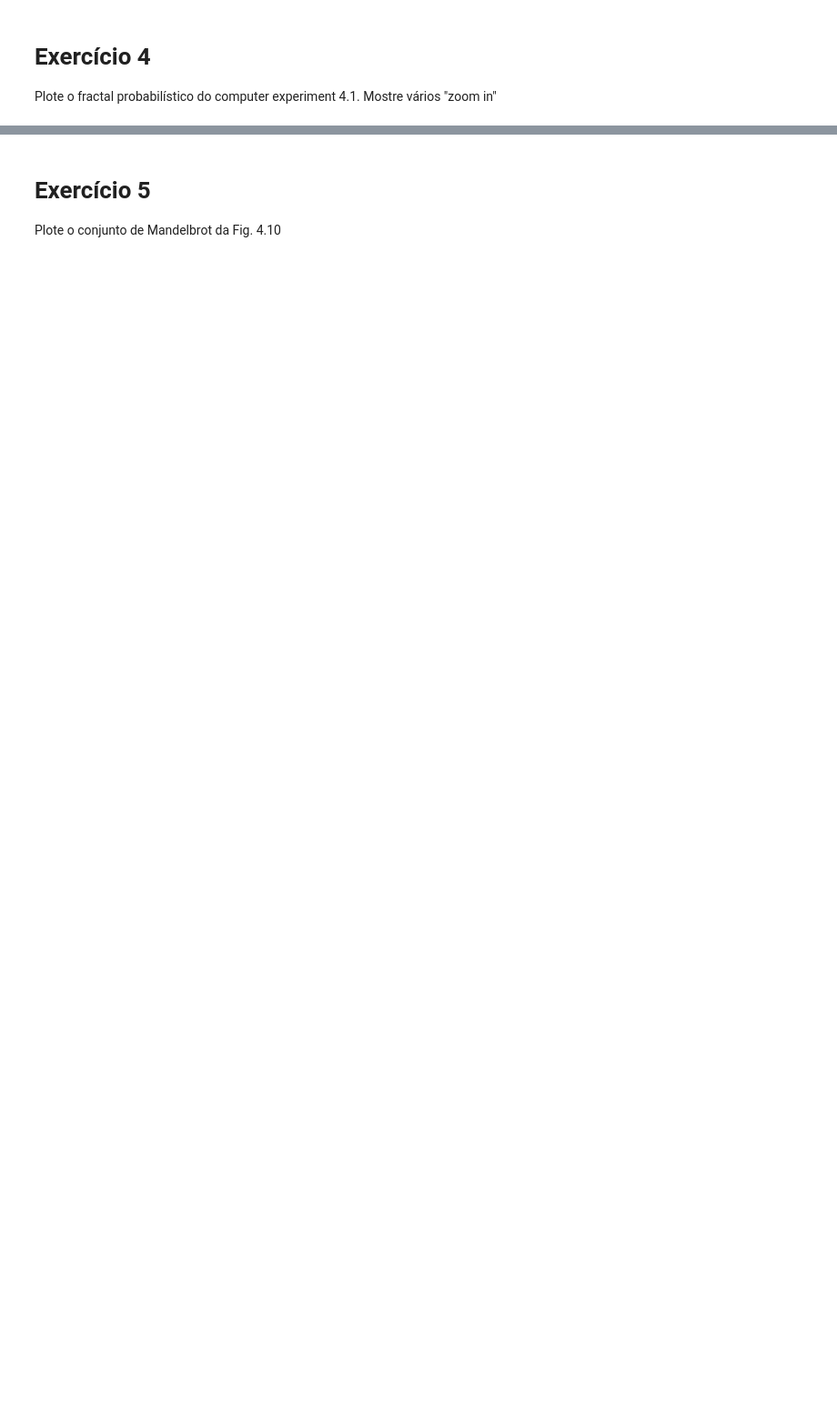
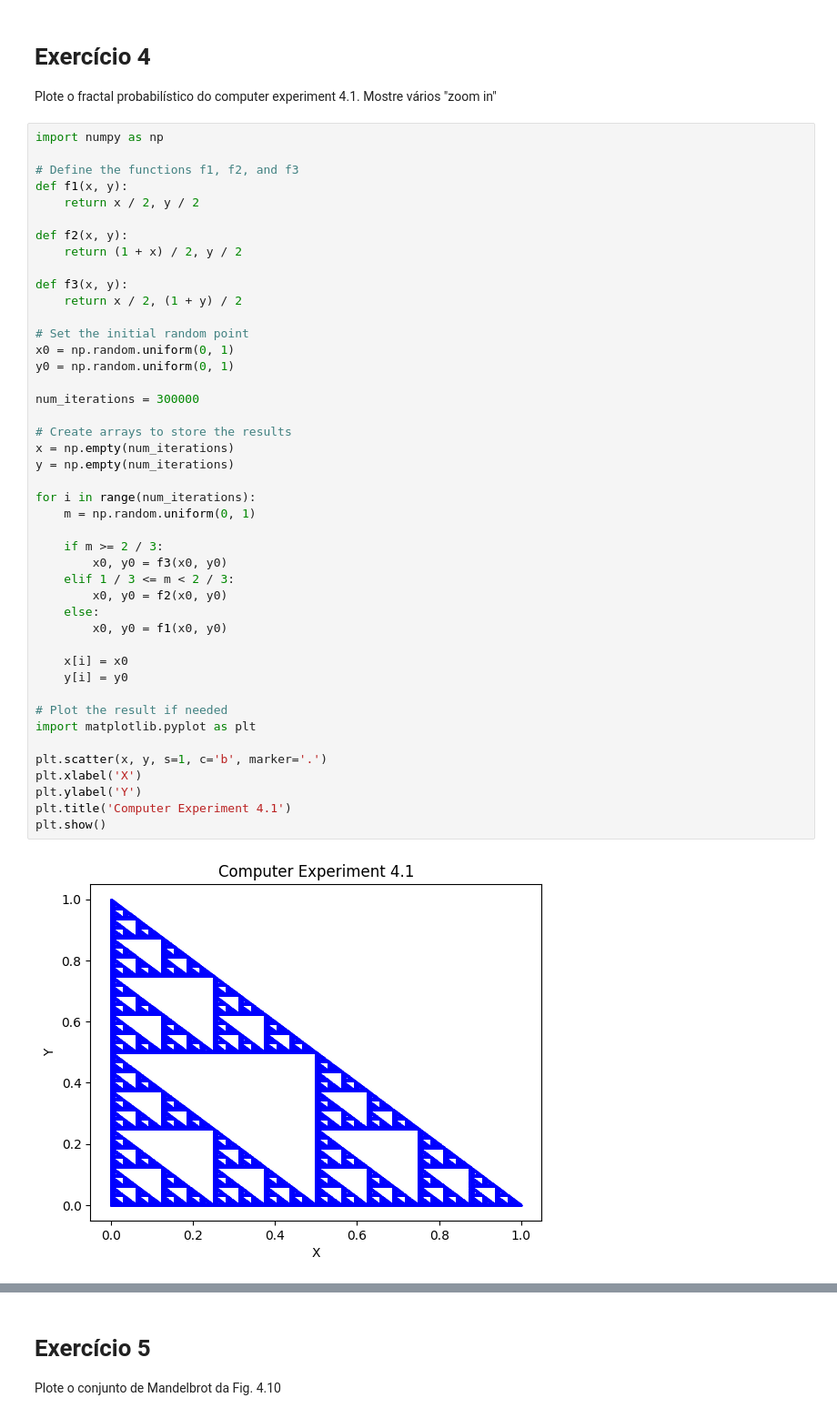
Before and after one commit to vini-fda/FM_223_Lista5, a Jupyter notebook: lista5.ipynb, the cells around one changed output, grey strips where cells are left out. Shown at 91% size. Drawn from its saved outputs; the diff is of its cells as text; blank space fills up the shorter version.

```diff
--- a/lista5.ipynb
+++ b/lista5.ipynb
@@ -62,3 +122,49 @@ Para isso, use a função `rand()` para gerar um número aleatório entre 0 e 1.
 # Exercício 4
 
 Plote o fractal probabilístico do computer experiment 4.1. Mostre vários "zoom in"
+# %%
+import numpy as np
+
+# Define the functions f1, f2, and f3
+def f1(x, y):
+    return x / 2, y / 2
+
+def f2(x, y):
+    return (1 + x) / 2, y / 2
+
+def f3(x, y):
+    return x / 2, (1 + y) / 2
+
+# Set the initial random point
+x0 = np.random.uniform(0, 1)
+y0 = np.random.uniform(0, 1)
+
+num_iterations = 300000
+
+# Create arrays to store the results
+x = np.empty(num_iterations)
+y = np.empty(num_iterations)
+
+for i in range(num_iterations):
+    m = np.random.uniform(0, 1)
+
+    if m >= 2 / 3:
+        x0, y0 = f3(x0, y0)
+    elif 1 / 3 <= m < 2 / 3:
+        x0, y0 = f2(x0, y0)
+    else:
+        x0, y0 = f1(x0, y0)
+
+    x[i] = x0
+    y[i] = y0
+
+# Plot the result if needed
+import matplotlib.pyplot as plt
+
+plt.scatter(x, y, s=1, c='b', marker='.')
+plt.xlabel('X')
+plt.ylabel('Y')
+plt.title('Computer Experiment 4.1')
+plt.show()
+# %% [output]
+[figure, added]
```
Also changed, not shown: parts of 10 cells of this notebook.
